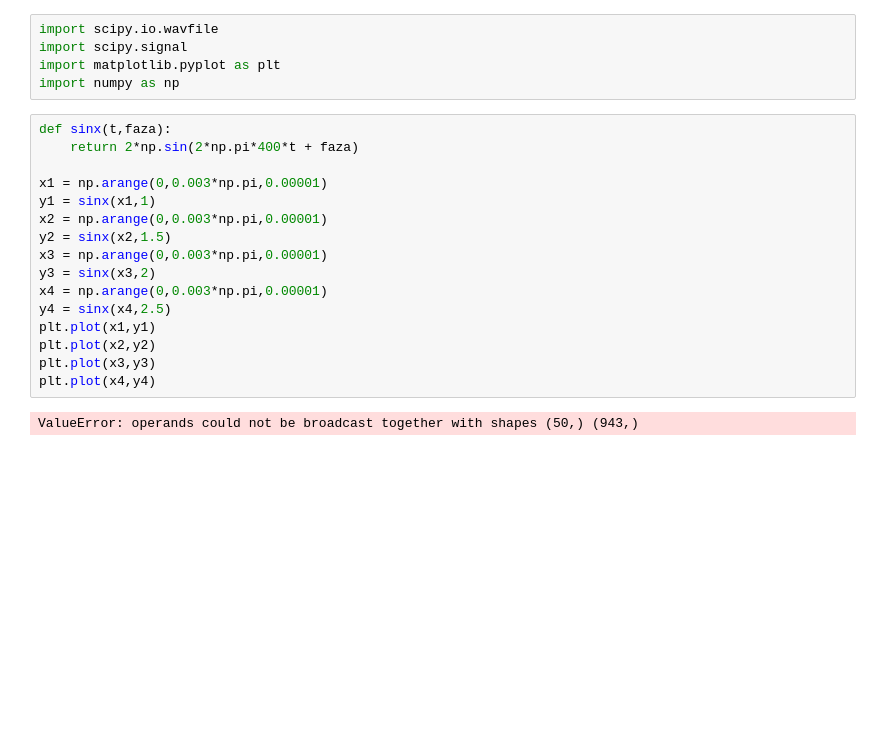
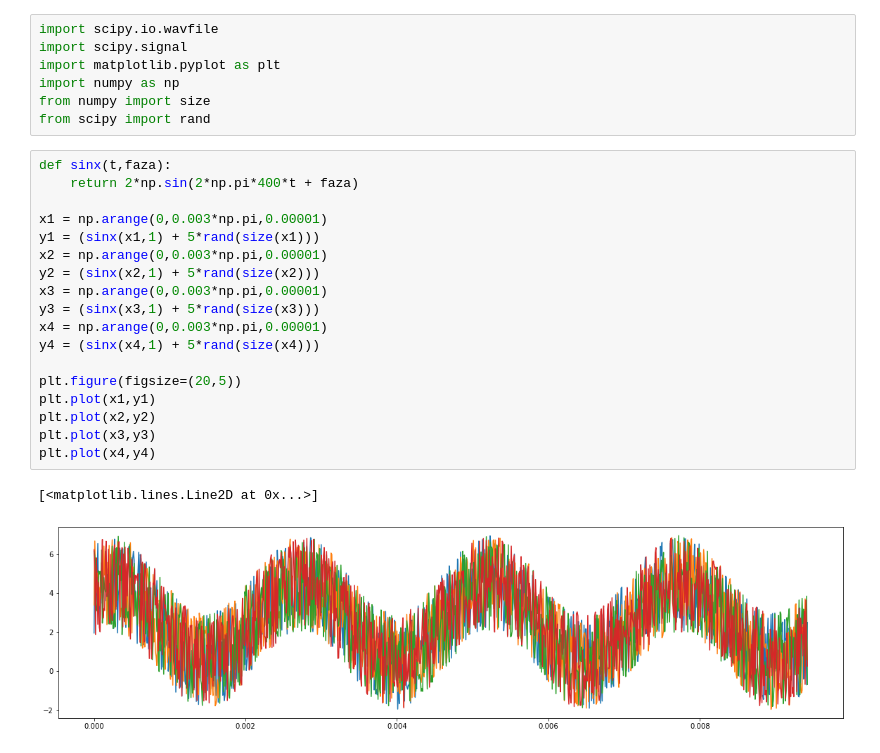
Before and after one commit to TomaBlogu/proc-sem, a Jupyter notebook: lab2/ex2.ipynb, the cells around one changed output. Drawn from its saved outputs; the diff is of its cells as text; blank space fills up the shorter version.

```diff
--- a/lab2/ex2.ipynb
+++ b/lab2/ex2.ipynb
@@ -3,21 +3,26 @@ import scipy.io.wavfile
 import scipy.signal
 import matplotlib.pyplot as plt
 import numpy as np
+from numpy import size
+from scipy import rand
 # %%
 def sinx(t,faza):
     return 2*np.sin(2*np.pi*400*t + faza)
 
 x1 = np.arange(0,0.003*np.pi,0.00001)
-y1 = sinx(x1,1)
+y1 = (sinx(x1,1) + 5*rand(size(x1)))
 x2 = np.arange(0,0.003*np.pi,0.00001)
-y2 = sinx(x2,1.5)
+y2 = (sinx(x2,1) + 5*rand(size(x2)))
 x3 = np.arange(0,0.003*np.pi,0.00001)
-y3 = sinx(x3,2)
+y3 = (sinx(x3,1) + 5*rand(size(x3)))
 x4 = np.arange(0,0.003*np.pi,0.00001)
-y4 = sinx(x4,2.5)
+y4 = (sinx(x4,1) + 5*rand(size(x4)))
+
+plt.figure(figsize=(20,5))
 plt.plot(x1,y1)
 plt.plot(x2,y2)
 plt.plot(x3,y3)
 plt.plot(x4,y4)
 # %% [output]
-ValueError: operands could not be broadcast together with shapes (50,) (943,)
+[<matplotlib.lines.Line2D at 0x...>]
+[figure, added]
```
